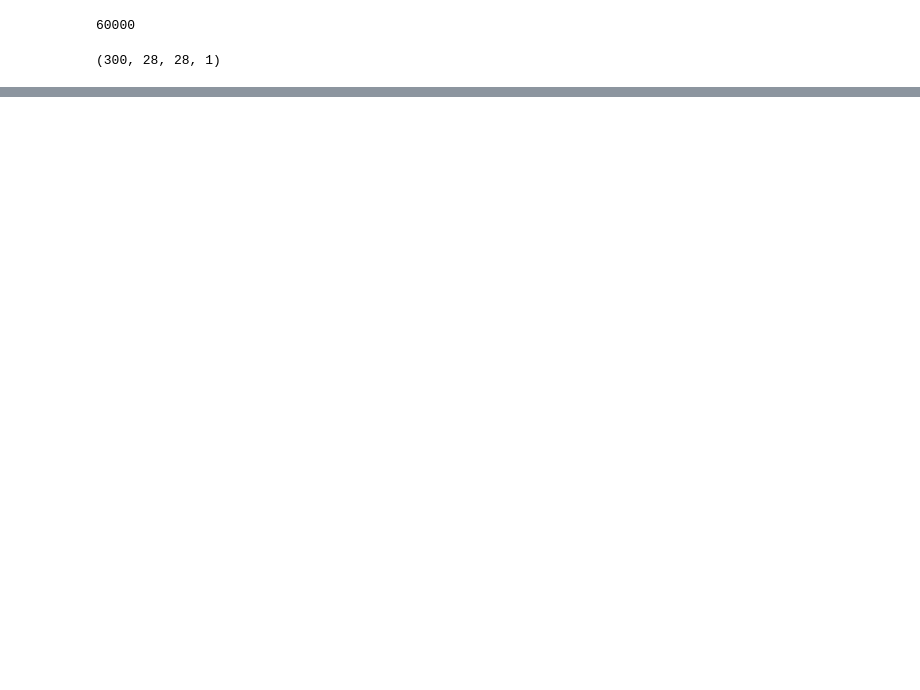
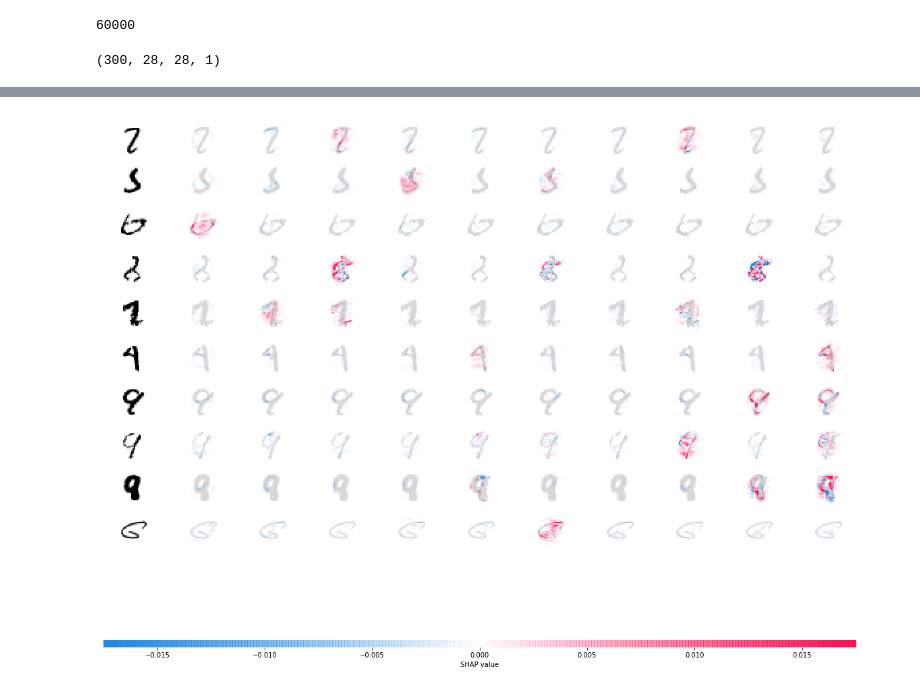
Before and after one commit to dkyos/data-analysis, a Jupyter notebook: shap_mnist.ipynb, the cells around one changed output, grey strips where cells are left out. Drawn from its saved outputs; the diff is of its cells as text; code cells hidden in the pictures; blank space fills up the shorter version.

```diff
--- a/shap_mnist.ipynb
+++ b/shap_mnist.ipynb
@@ -128,0 +171,5 @@ shap.image_plot(shap_values, -x_test[1:10])
+# %%
+shap_values = e.shap_values(x_test[fail_index[0:10]])
+shap.image_plot(shap_values, -x_test[fail_index[0:10]])
+# %% [output]
+[figure, added]
```
Also changed, not shown: parts of 15 cells of this notebook.
